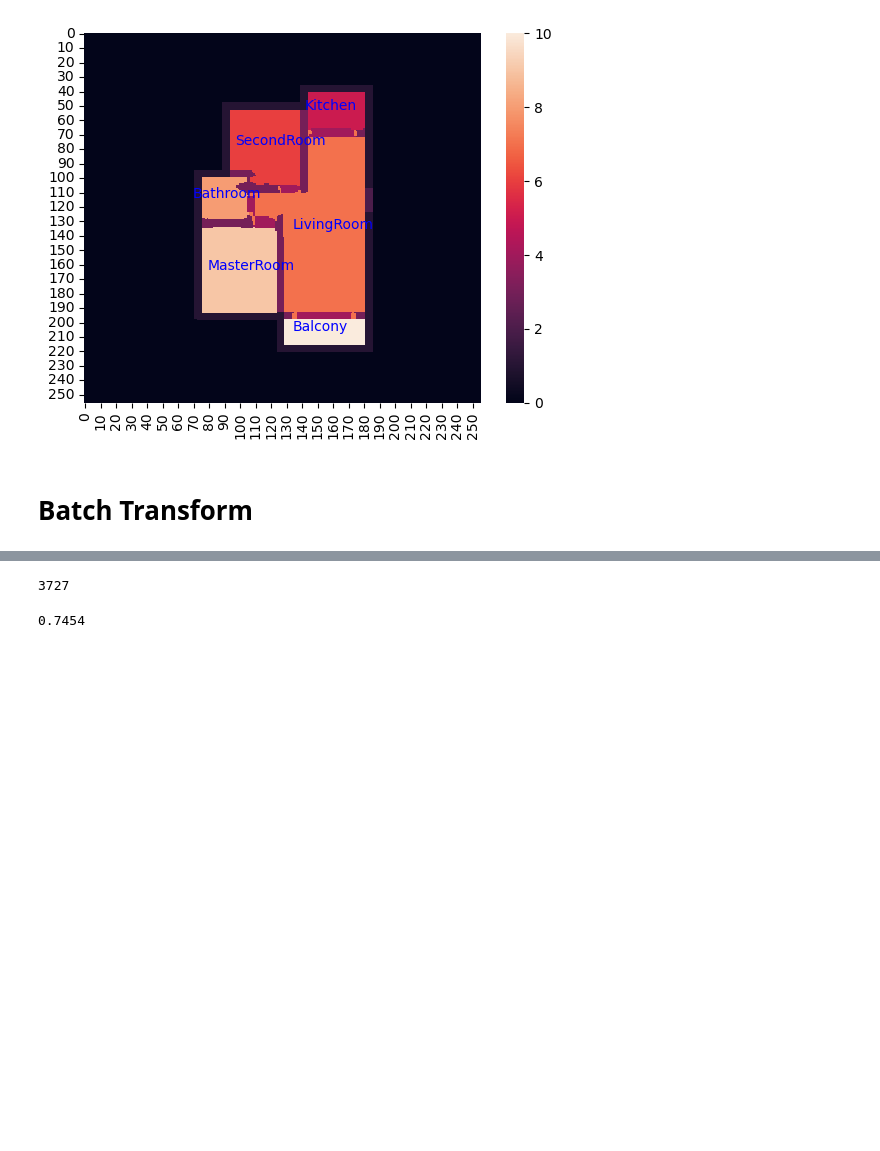
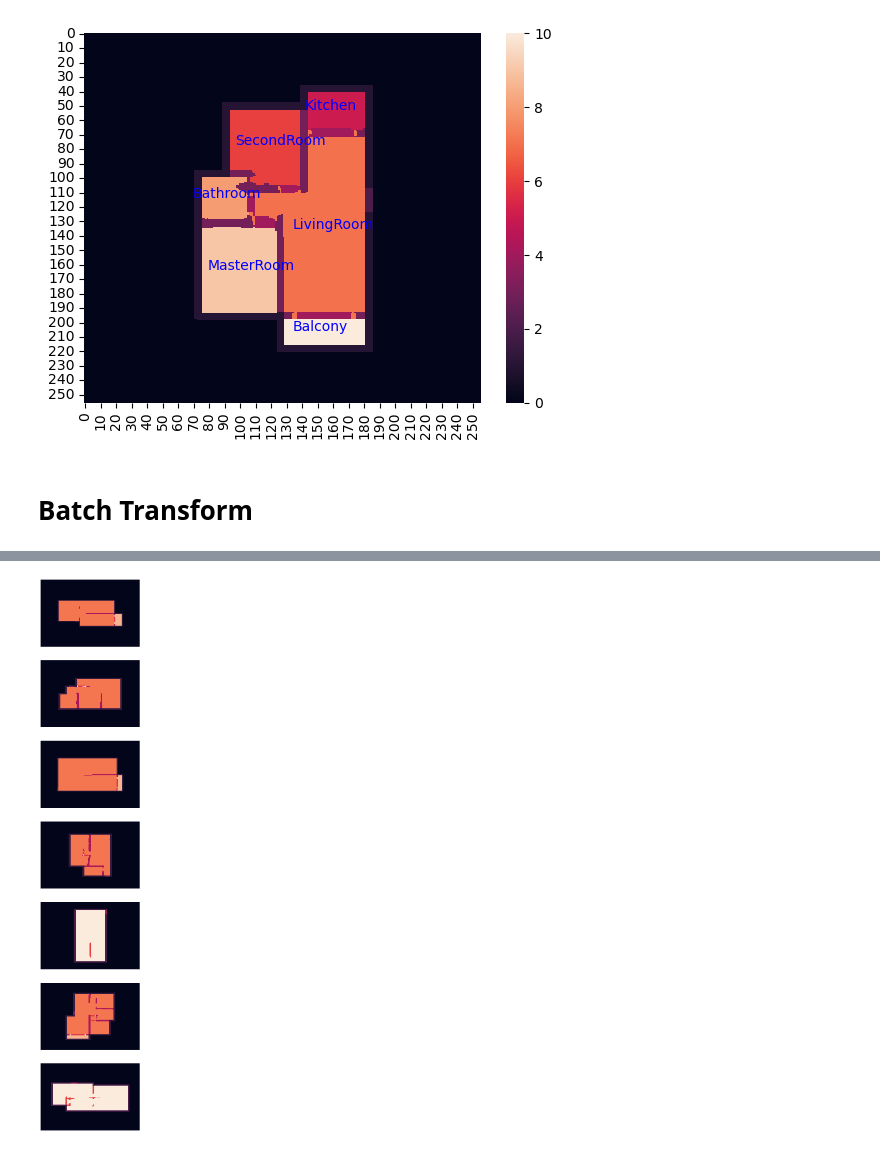
Before and after one commit to shaun-friedman/Generative-Interior-Synthesis, a Jupyter notebook: 5_Testing.ipynb, the cells around one changed output, grey strips where cells are left out. Drawn from its saved outputs; the diff is of its cells as text; code cells hidden in the pictures; blank space fills up the shorter version.

```diff
--- a/5_Testing.ipynb
+++ b/5_Testing.ipynb
@@ -256,7 +257,7 @@ from time import perf_counter
 # %%
 zarr_path = f'{s3_project_prefix}/store/data.zarr'
 
-val_sample = np.random.choice(val_indices, 5000, replace=False)
+val_sample = np.random.choice(val_indices, 512, replace=False)
 val_dataset   = ZarrDatasetCNN(zarr_path, val_sample)
 BATCH_SIZE = 16
 
@@ -270,6 +271,10 @@ val_loader = DataLoaderUtils(
 
 gat_batch_pred = []
 batch_durations = []
+bad_plans = []
+good_plans = []
+good_plan_nodes = []
+
 counter = 0
 
 cnn_model.eval()
@@ -323,8 +328,11 @@ with torch.no_grad():
             try:
                 logits = gat_model(gat_input_data)
                 gat_batch_pred.append(logits.argmax(dim=-1))
+                good_plans.append(rwb)
+                good_plan_nodes.append(node_features)
             except Exception as e:
                 print(f"Sample {i} GAT inference failed: {e} | Logits: {logits.shape}")
+                bad_plans.append(rwb)
                 continue
 
         batch_duration = perf_counter() - batch_start
@@ -387,8 +378,9 @@ Batch 313 | Time: 5.28s | Avg: 0.33s
-# %%
-len(gat_batch_pred)
-# %% [output]
-3727
-# %%
-len(gat_batch_pred)/5000
-# %% [output]
-0.7454
+# %%
+sns.set_theme()
+# %%
+fig, ax = plt.subplots(len(bad_plans), 1, figsize=(5, len(bad_plans)*4))
+
+for i, plan in enumerate(bad_plans):
+    sns.heatmap(plan, ax=ax[i], yticklabels=False, xticklabels=False, cbar=False)
+# %% [output]
+[figure, added]
```
Also changed, not shown: parts of 11 cells of this notebook, 1 other file.
